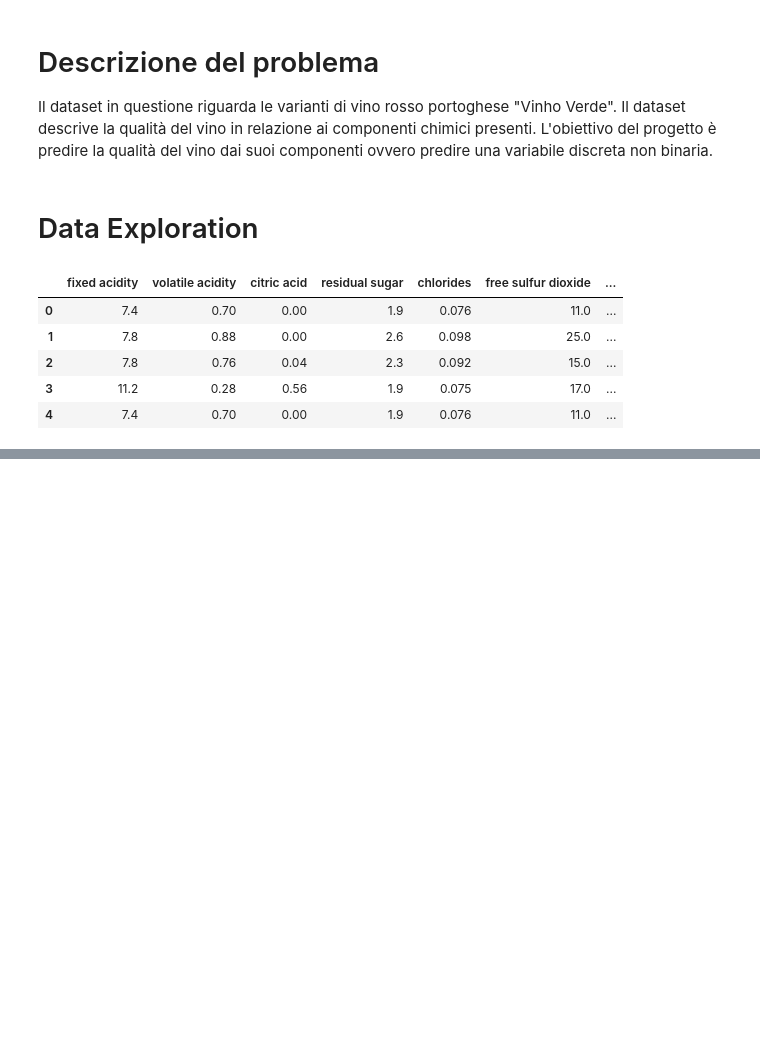
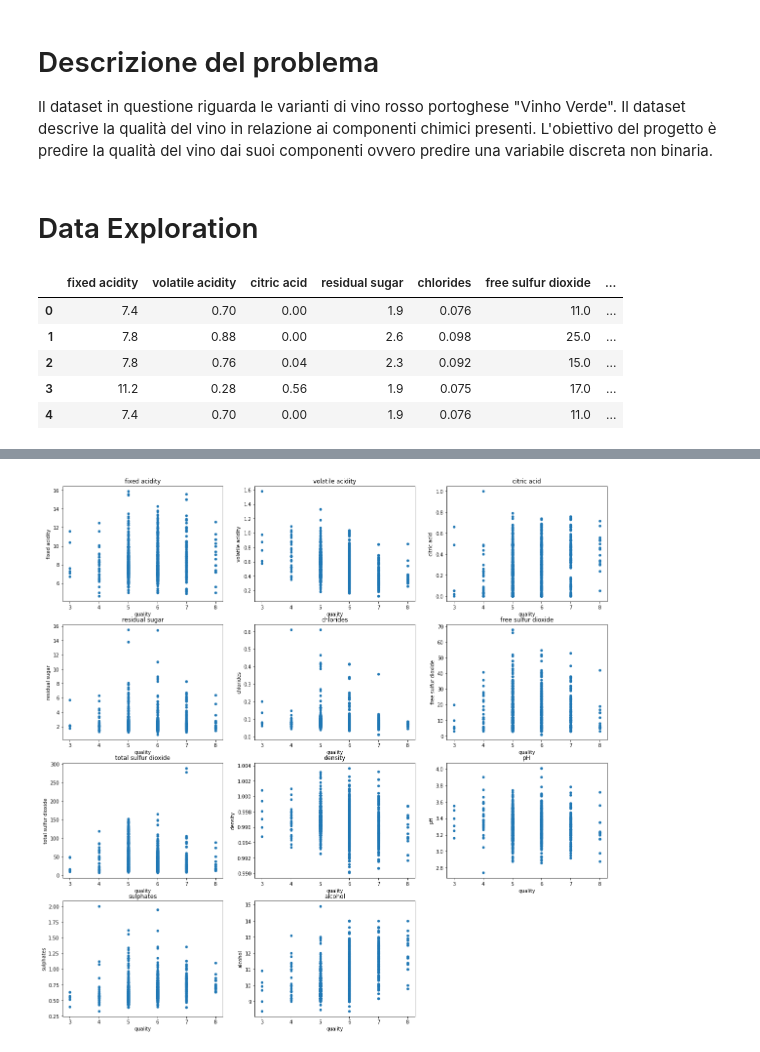
Before and after one commit to RyanPerrina/wine_classification, a Jupyter notebook: wine_classification.ipynb, the cells around one changed output, grey strips where cells are left out. Cells and saved outputs as stored; diff of their text form; code cells hidden in the pictures; blank space fills up the shorter version.

```diff
--- a/wine_classification.ipynb
+++ b/wine_classification.ipynb
@@ -31,0 +105,6 @@ Le features rappresentate:
+# %%
+plt.figure(figsize=(20,20))
+for i,col in enumerate(data.columns[:-1],start=1):
+  data.plot.scatter(x="quality",y=col,ax=plt.subplot(4,3,i),title=col)
+# %% [output]
+[figure, added]
```
Also changed, not shown: parts of 14 cells of this notebook.
